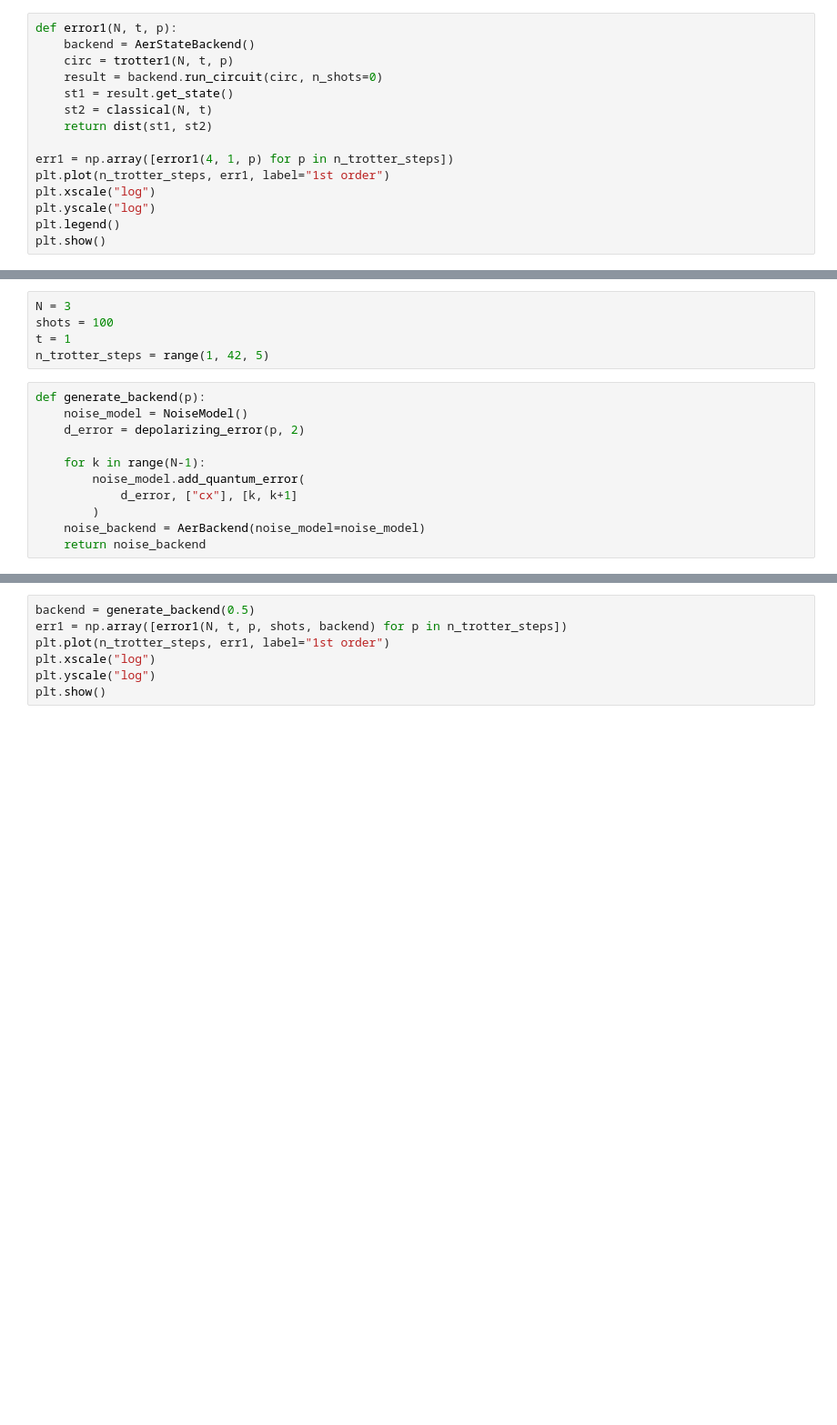
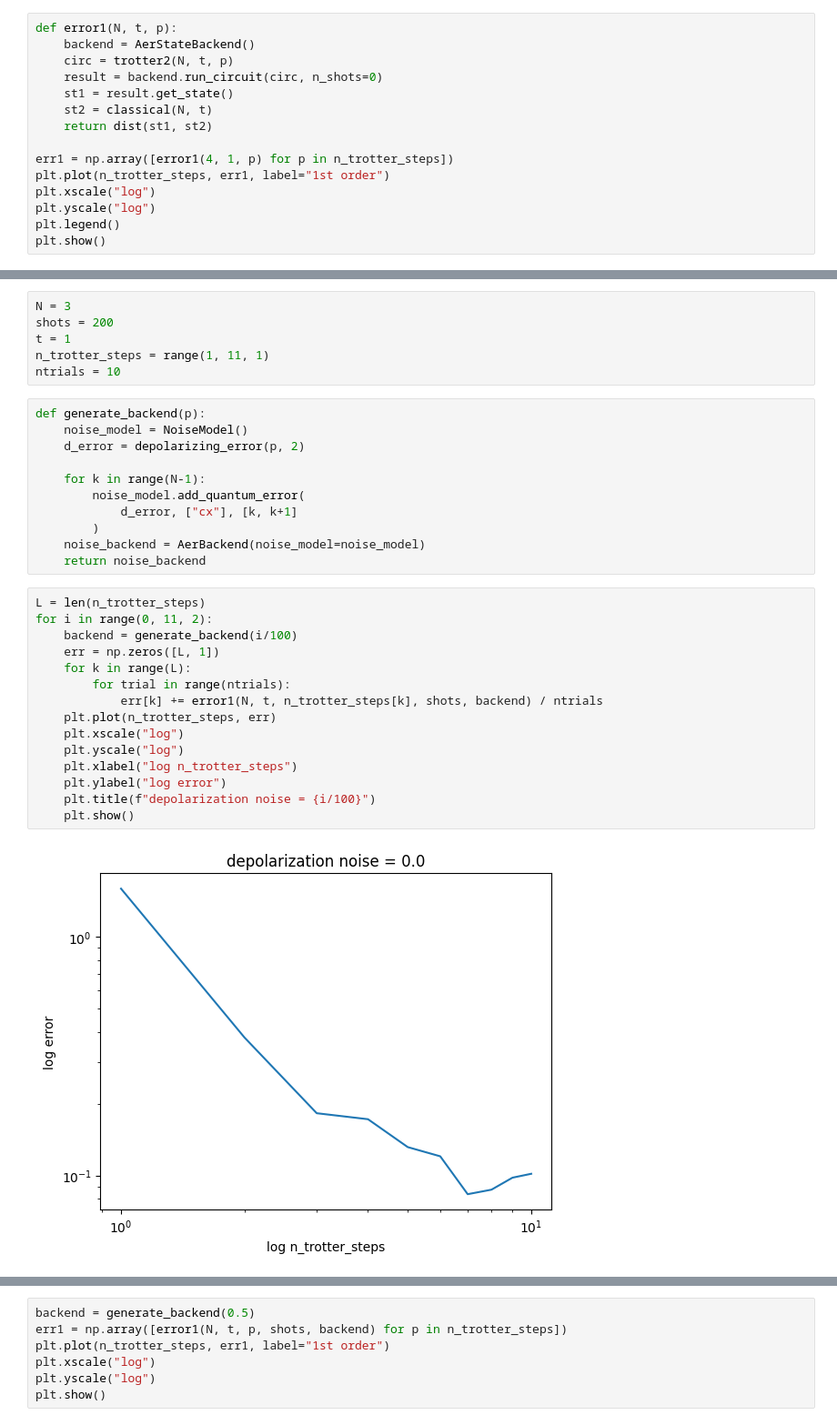
Before and after one commit to Rohan-T144/2025-Quantinuum, a Jupyter notebook: notebooks/hamiltonian_simulation.ipynb, the cells around one changed output, grey strips where cells are left out. Shown at 91% size. Saved outputs shown, nothing was run; the diff lists cells and outputs as text; blank space fills up the shorter version.

```diff
--- a/notebooks/hamiltonian_simulation.ipynb
+++ b/notebooks/hamiltonian_simulation.ipynb
@@ -600,7 +595,7 @@ plt.show()
 # %%
 def error1(N, t, p):
     backend = AerStateBackend()
-    circ = trotter1(N, t, p)
+    circ = trotter2(N, t, p)
     result = backend.run_circuit(circ, n_shots=0)
     st1 = result.get_state()
     st2 = classical(N, t)
@@ -841,8 +849,9 @@ def error1(N, t, p, shots, backend):
 # %%
 N = 3
-shots = 100
+shots = 200
 t = 1
-n_trotter_steps = range(1, 42, 5)
+n_trotter_steps = range(1, 11, 1)
+ntrials = 10
 # %%
 def generate_backend(p):
     noise_model = NoiseModel()
@@ -854,3 +863,20 @@ def generate_backend(p):
         )
     noise_backend = AerBackend(noise_model=noise_model)
     return noise_backend
+# %%
+L = len(n_trotter_steps)
+for i in range(0, 11, 2):
+    backend = generate_backend(i/100)
+    err = np.zeros([L, 1])
+    for k in range(L):
+        for trial in range(ntrials):
+            err[k] += error1(N, t, n_trotter_steps[k], shots, backend) / ntrials
+    plt.plot(n_trotter_steps, err)
+    plt.xscale("log")
+    plt.yscale("log")
+    plt.xlabel("log n_trotter_steps")
+    plt.ylabel("log error")
+    plt.title(f"depolarization noise = {i/100}")
+    plt.show()
+# %% [output]
+[figure, added]
```
Also changed, not shown: parts of 12 cells of this notebook, 15 other files.
